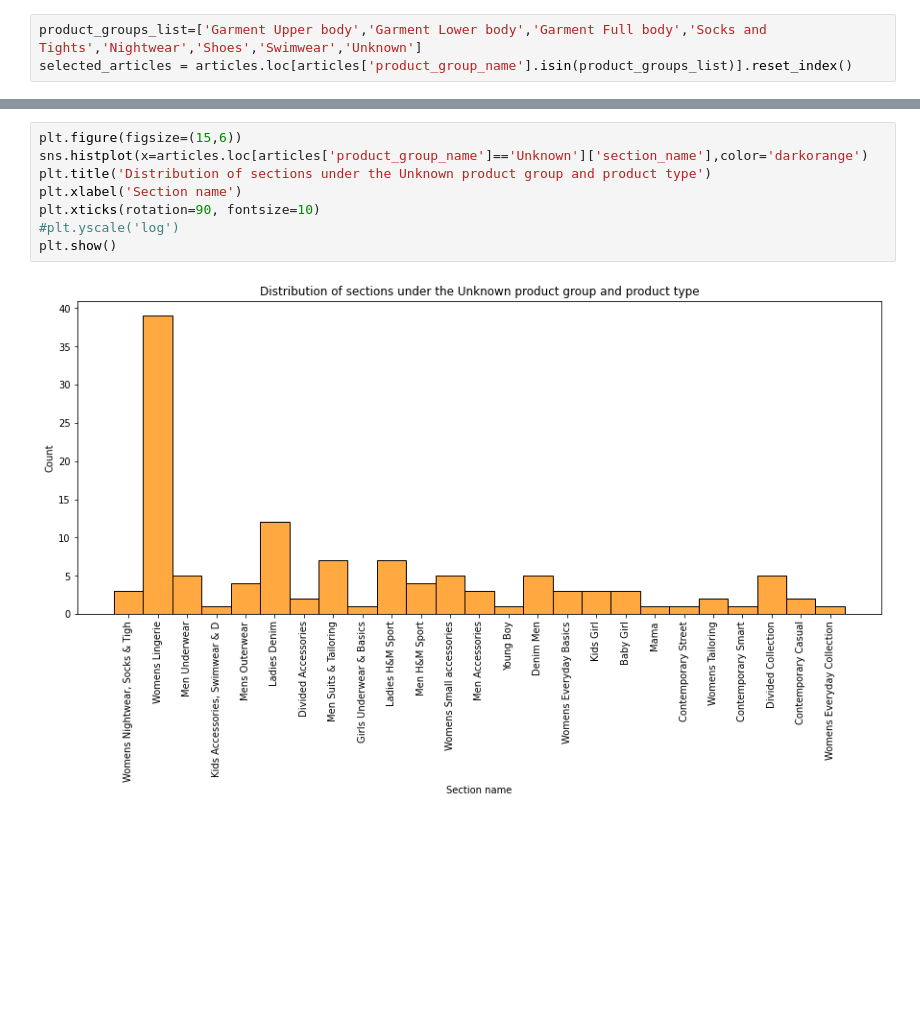
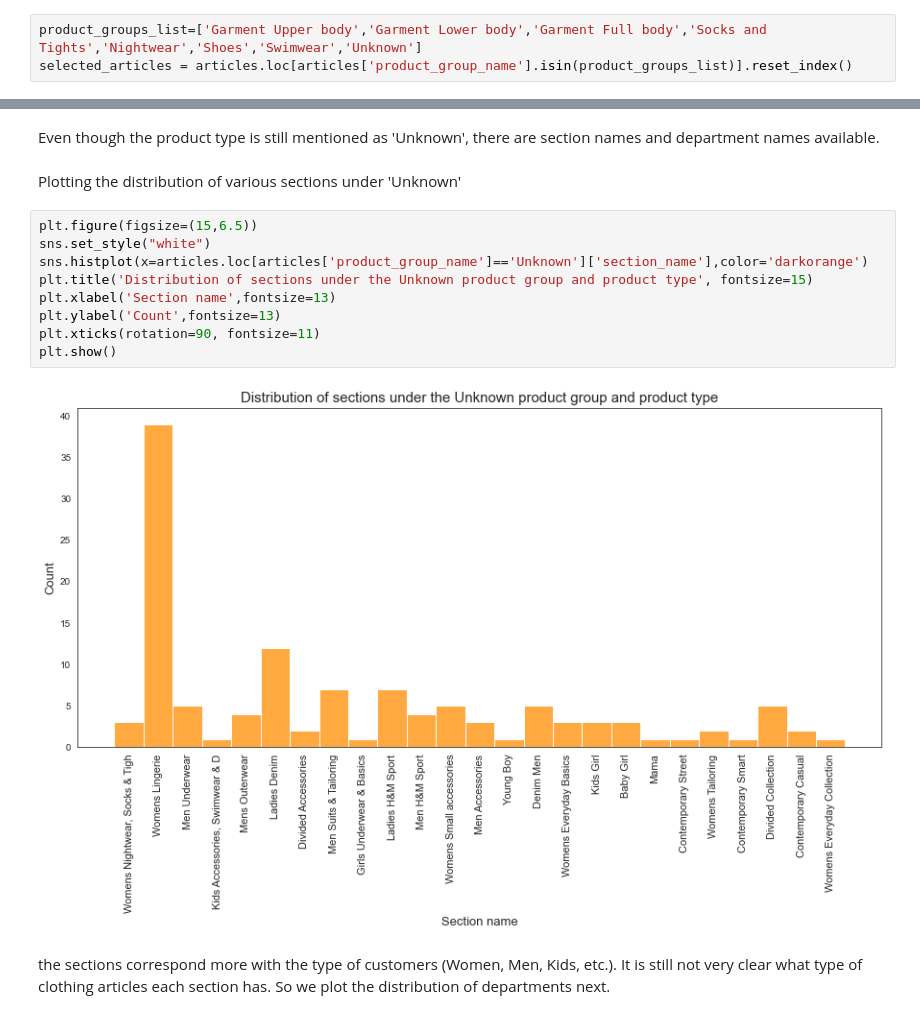
Before and after one commit to NikhilK-crypto/SmartStyleHub, a Jupyter notebook: SmartStyleHub - EDA.ipynb, the cells around one changed output, grey strips where cells are left out. Cells and saved outputs as stored; diff of their text form; blank space fills up the shorter version.

```diff
--- a/SmartStyleHub - EDA.ipynb
+++ b/SmartStyleHub - EDA.ipynb
@@ -65,11 +80,18 @@ dtype: int64
+# %% [markdown]
+Even though the product type is still mentioned as 'Unknown', there are section names and department names available.
+# %% [markdown]
+Plotting the distribution of various sections under 'Unknown'
 # %%
-plt.figure(figsize=(15,6))
+plt.figure(figsize=(15,6.5))
+sns.set_style("white")
 sns.histplot(x=articles.loc[articles['product_group_name']=='Unknown']['section_name'],color='darkorange')
-plt.title('Distribution of sections under the Unknown product group and product type')
-plt.xlabel('Section name')
-plt.xticks(rotation=90, fontsize=10)
-#plt.yscale('log')
+plt.title('Distribution of sections under the Unknown product group and product type', fontsize=15)
+plt.xlabel('Section name',fontsize=13)
+plt.ylabel('Count',fontsize=13)
+plt.xticks(rotation=90, fontsize=11)
 plt.show()
 # %% [output]
-[figure, old version]
+[figure, new version]
+# %% [markdown]
+the sections correspond more with the type of customers (Women, Men, Kids, etc.). It is still not very clear what type of clothing articles each section has. So we plot the distribution of departments next.
 # %%
```
Also changed, not shown: parts of 34 cells of this notebook.
